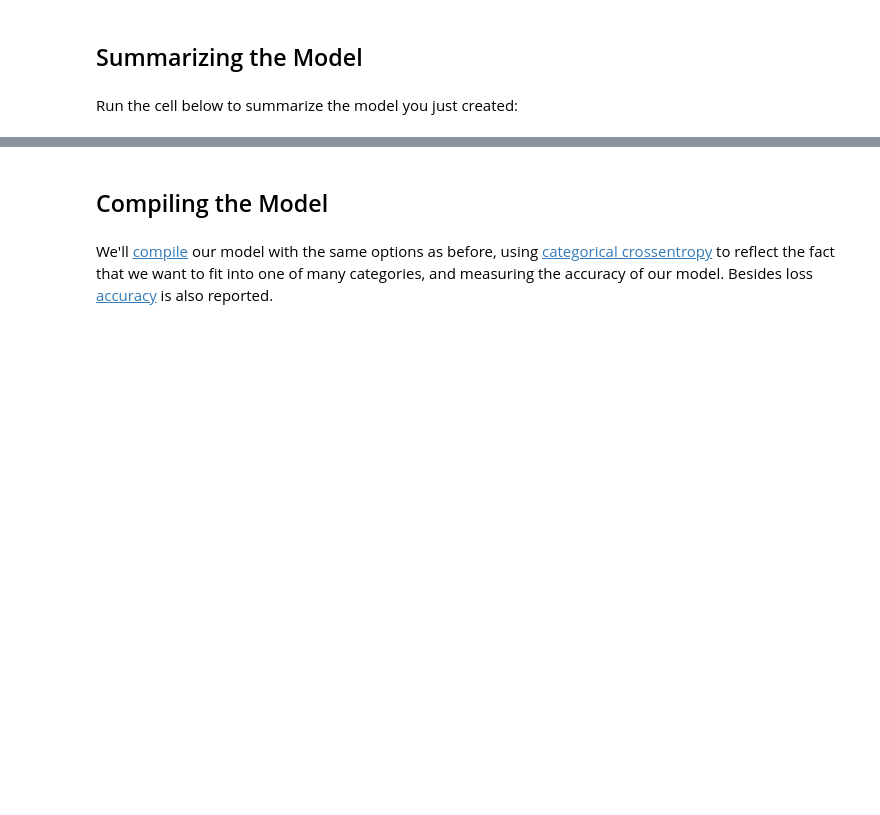
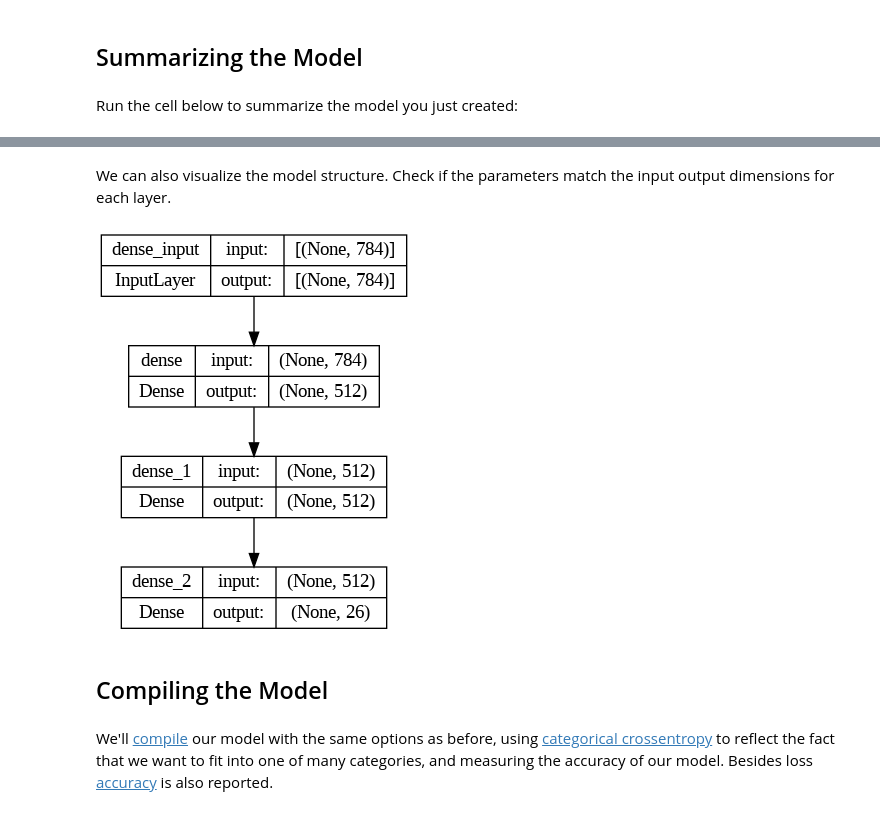
Before and after one commit to TAMIDSpiyalong/Machine-Learning-for-Computer-Vision, a Jupyter notebook: Lab_1.ipynb, the cells around one changed output, grey strips where cells are left out. Saved outputs shown, nothing was run; the diff lists cells and outputs as text; code cells hidden in the pictures; blank space fills up the shorter version.

```diff
--- a/Lab_1.ipynb
+++ b/Lab_1.ipynb
@@ -351,6 +351,12 @@ Total params: 677,914
 Trainable params: 677,914
 Non-trainable params: 0
 _________________________________________________________________
+# %% [markdown]
+We can also visualize the model structure. Check if the parameters match the input output dimensions for each layer.
+# %%
+keras.utils.plot_model(model, show_shapes=True)
+# %% [output]
+[figure, added]
 # %% [markdown]
 ## Compiling the Model
 # %% [markdown]
```
Also changed, not shown: parts of 9 cells of this notebook.
